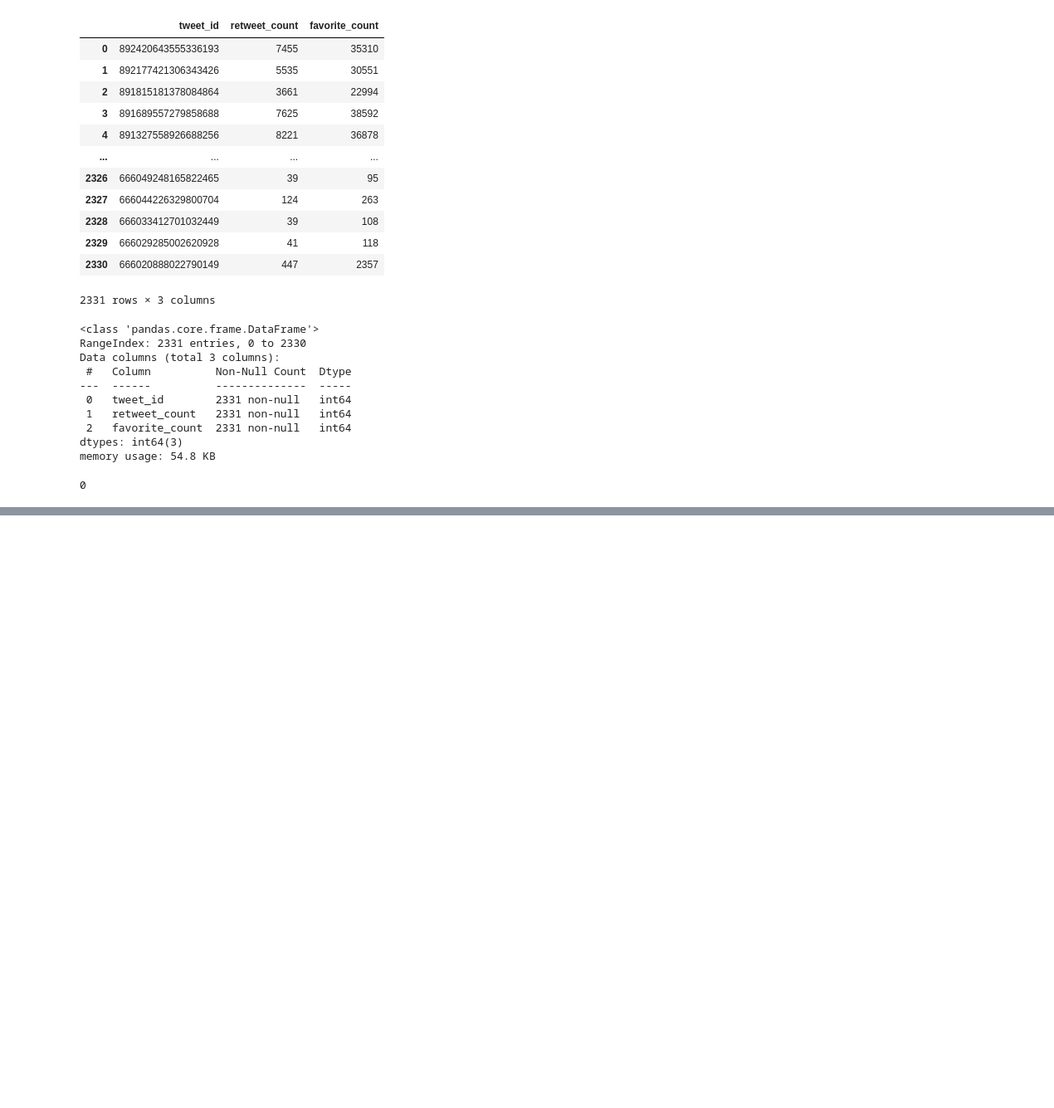
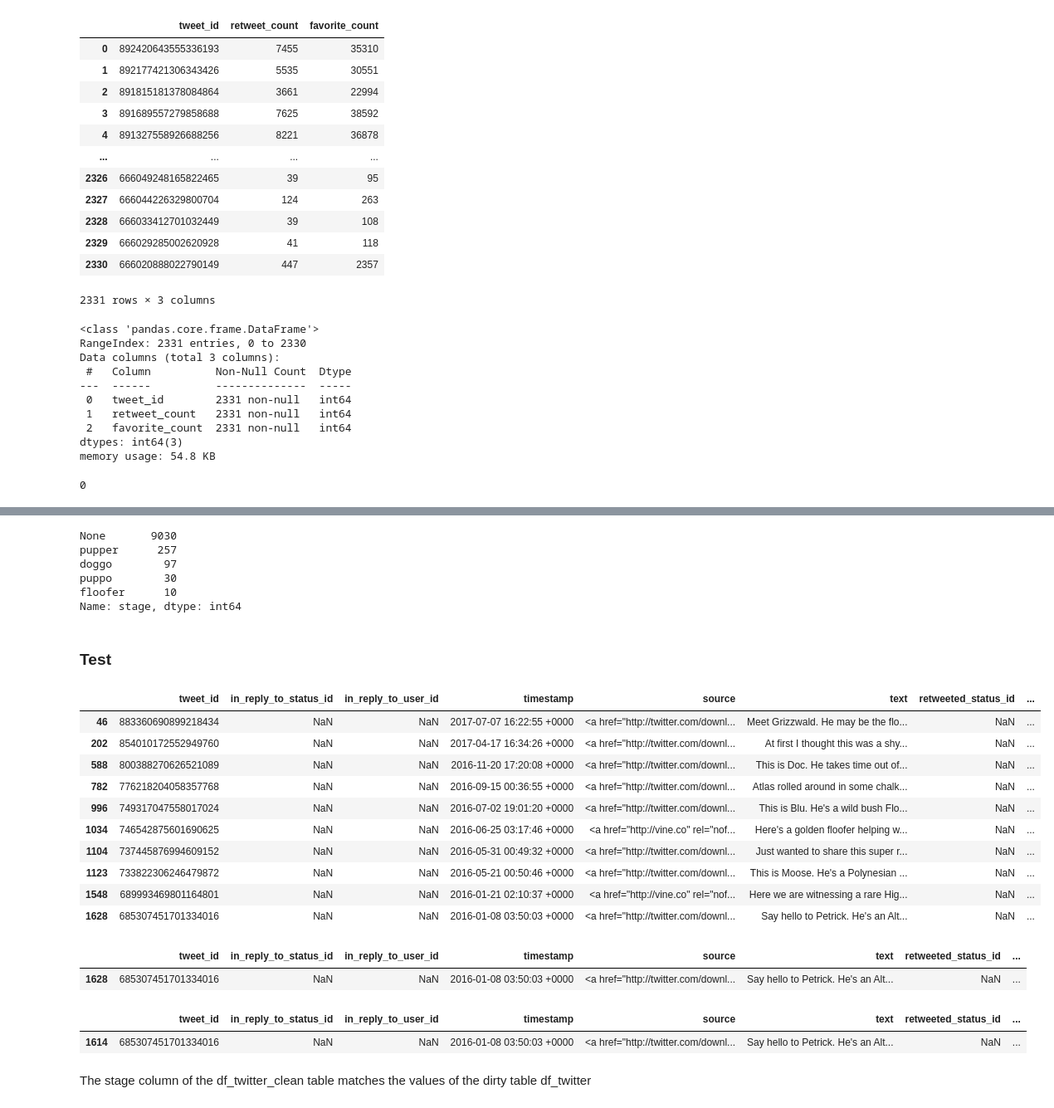
Before and after one commit to rubenvf/WeRateDogs-Wrangle-and-Analysis, a Jupyter notebook: wrangle_act.ipynb, the cells around one changed output, grey strips where cells are left out. Shown at 83% size. Cells and saved outputs as stored; diff of their text form; code cells hidden in the pictures; blank space fills up the shorter version.

Commit message:
Add update wrange_act
Various errors in the assessing part have been corrected and the cleaning part has begun to be programmed

```diff
--- a/wrangle_act.ipynb
+++ b/wrangle_act.ipynb
@@ -484,0 +529,51 @@ sum(df_api.duplicated())
+# %%
+df_twitter_stage.stage.value_counts()
+# %% [output]
+None       9030
+pupper      257
+doggo        97
+puppo        30
+floofer      10
+Name: stage, dtype: int64
+# %%
+#Remove all rows with a None value in the column stage
+df_twitter_stage = df_twitter_stage[df_twitter_stage.stage != 'None']
+# %%
+#Drop the column 'variable'
+df_twitter_stage = df_twitter_stage.drop(['variable'], axis = 1)
+# %%
+#Join the new column stage with the df_twitter_clean table
+df_twitter_clean = pd.merge(df_twitter_clean, df_twitter_stage, on=['tweet_id'], how='left')
+# %%
+#Remove the columns doggo, floofer, pupper and puppo from f_twitter_clean table
+df_twitter_clean = df_twitter_clean.drop(['doggo', 'floofer', 'pupper', 'puppo'], axis = 1)
+# %% [markdown]
+### Test
+# %%
+
+df_twitter_clean[df_twitter_clean.stage == 'floofer']
+# %% [output]
+|  | tweet_id | in_reply_to_status_id | in_reply_to_user_id | timestamp | source | text | retweeted_status_id | ... |
+| 46 | 883360690899218434 | NaN | NaN | 2017-07-07 16:22:55 +0000 | <a href="http://twitter.com/downl... | Meet Grizzwald. He may be the flo... | NaN | ... |
+| 202 | 854010172552949760 | NaN | NaN | 2017-04-17 16:34:26 +0000 | <a href="http://twitter.com/downl... | At first I thought this was a shy... | NaN | ... |
+| 588 | 800388270626521089 | NaN | NaN | 2016-11-20 17:20:08 +0000 | <a href="http://twitter.com/downl... | This is Doc. He takes time out of... | NaN | ... |
+| 782 | 776218204058357768 | NaN | NaN | 2016-09-15 00:36:55 +0000 | <a href="http://twitter.com/downl... | Atlas rolled around in some chalk... | NaN | ... |
+| 996 | 749317047558017024 | NaN | NaN | 2016-07-02 19:01:20 +0000 | <a href="http://twitter.com/downl... | This is Blu. He's a wild bush Flo... | NaN | ... |
+| 1034 | 746542875601690625 | NaN | NaN | 2016-06-25 03:17:46 +0000 | <a href="http://vine.co" rel="nof... | Here's a golden floofer helping w... | NaN | ... |
+| 1104 | 737445876994609152 | NaN | NaN | 2016-05-31 00:49:32 +0000 | <a href="http://twitter.com/downl... | Just wanted to share this super r... | NaN | ... |
+| 1123 | 733822306246479872 | NaN | NaN | 2016-05-21 00:50:46 +0000 | <a href="http://twitter.com/downl... | This is Moose. He's a Polynesian ... | NaN | ... |
+| 1548 | 689993469801164801 | NaN | NaN | 2016-01-21 02:10:37 +0000 | <a href="http://vine.co" rel="nof... | Here we are witnessing a rare Hig... | NaN | ... |
+| 1628 | 685307451701334016 | NaN | NaN | 2016-01-08 03:50:03 +0000 | <a href="http://twitter.com/downl... | Say hello to Petrick. He's an Alt... | NaN | ... |
+# %%
+
+df_twitter_clean[df_twitter_clean.tweet_id == 685307451701334016]
+# %% [output]
+|  | tweet_id | in_reply_to_status_id | in_reply_to_user_id | timestamp | source | text | retweeted_status_id | ... |
+| 1628 | 685307451701334016 | NaN | NaN | 2016-01-08 03:50:03 +0000 | <a href="http://twitter.com/downl... | Say hello to Petrick. He's an Alt... | NaN | ... |
+# %%
+df_twitter[df_twitter.tweet_id == 685307451701334016]
+# %% [output]
+|  | tweet_id | in_reply_to_status_id | in_reply_to_user_id | timestamp | source | text | retweeted_status_id | ... |
+| 1614 | 685307451701334016 | NaN | NaN | 2016-01-08 03:50:03 +0000 | <a href="http://twitter.com/downl... | Say hello to Petrick. He's an Alt... | NaN | ... |
+# %% [markdown]
+The stage column of the df_twitter_clean table matches the values of the dirty table df_twitter
```
Also changed, not shown: parts of 14 cells of this notebook.
